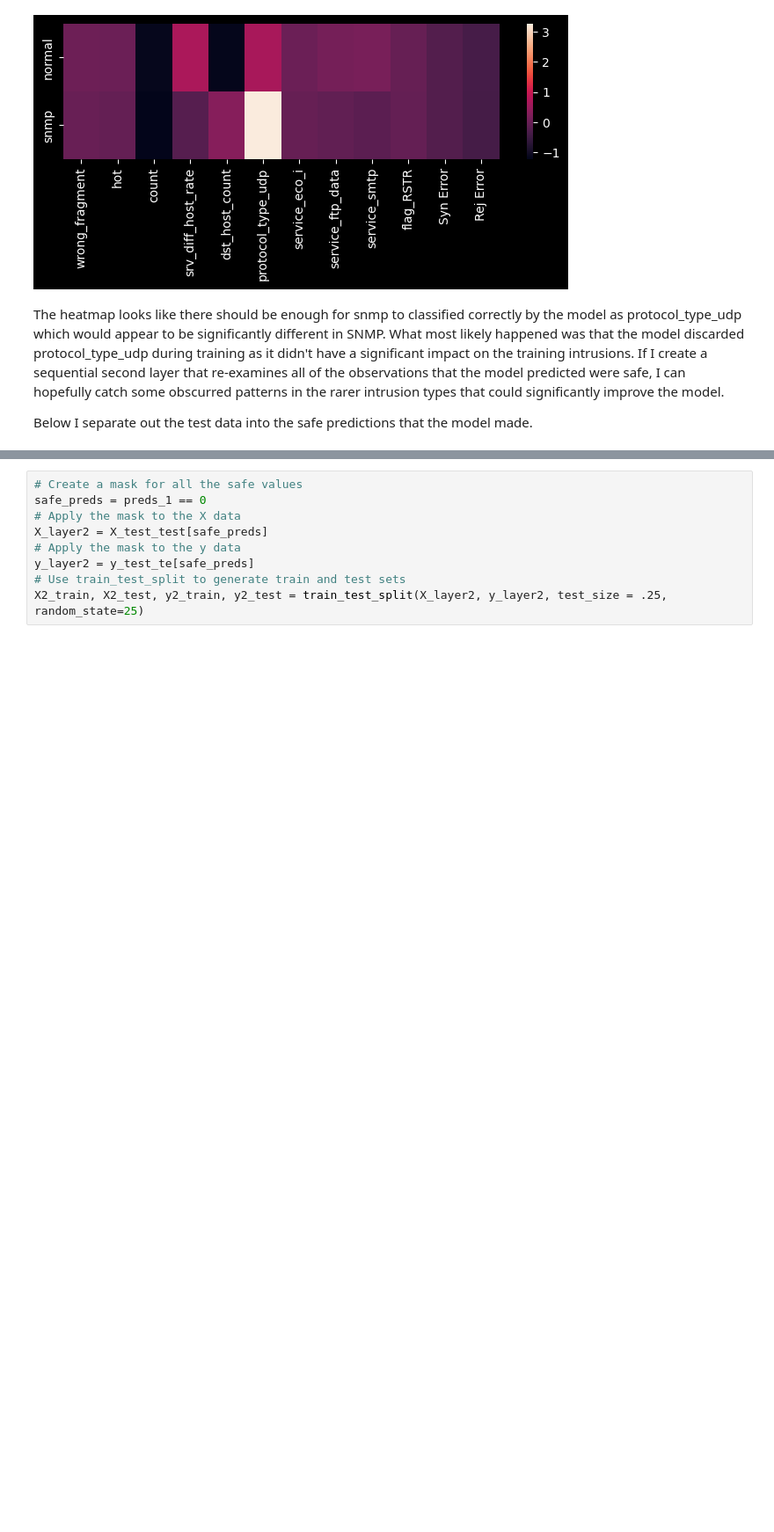
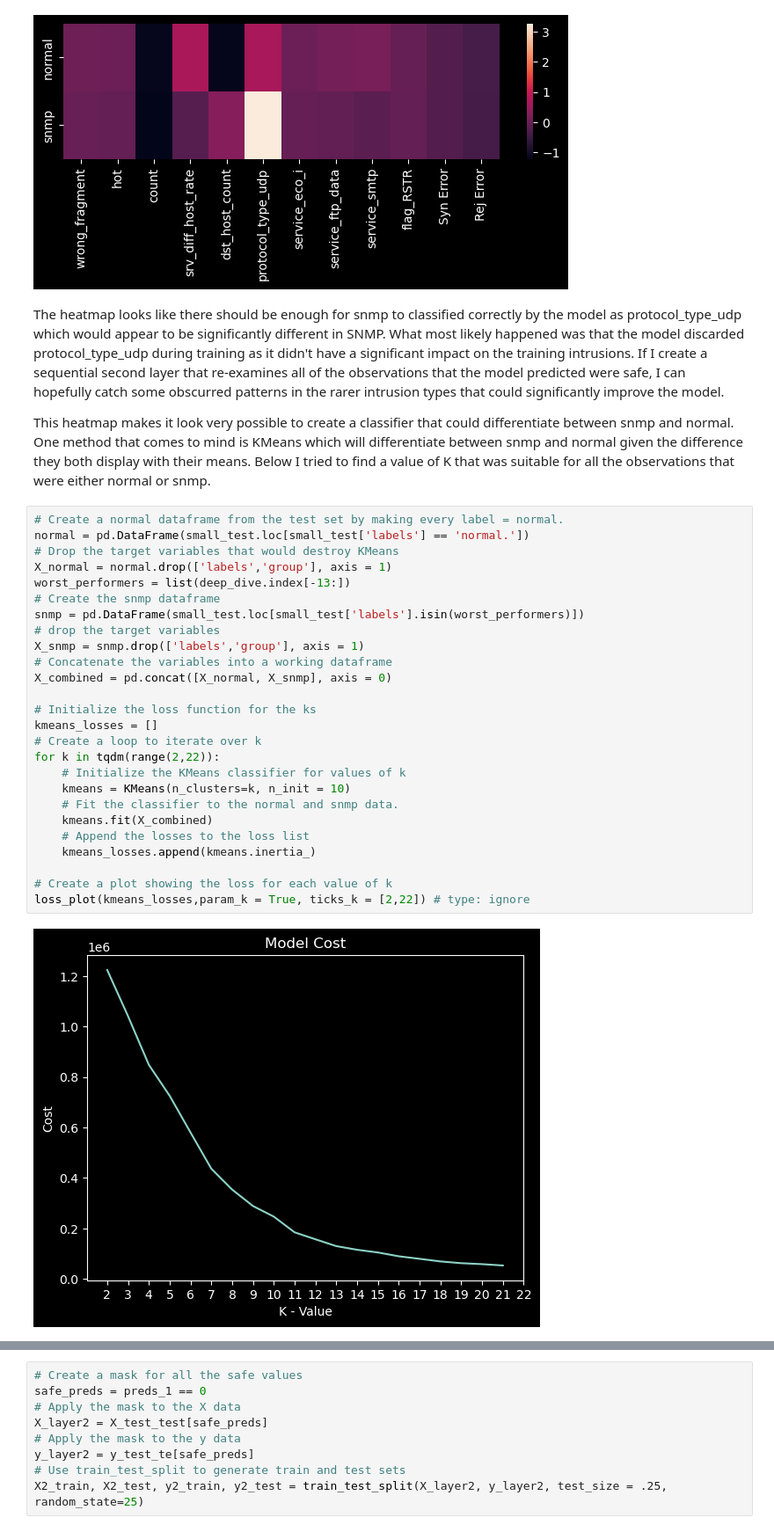
Before and after one commit to Jewdah18/Network-Intrusions, a Jupyter notebook: notebooks/Modelling.ipynb, the cells around one changed output, grey strips where cells are left out. Shown at 88% size. Cells and saved outputs as stored; diff of their text form; blank space fills up the shorter version.

```diff
--- a/notebooks/Modelling.ipynb
+++ b/notebooks/Modelling.ipynb
@@ -621,4 +615,32 @@ sns.heatmap(combined.T);
 # %% [markdown]
 The heatmap looks like there should be enough for snmp to classified correctly by the model as protocol_type_udp which would appear to be significantly different in SNMP. What most likely happened was that the model discarded protocol_type_udp during training as it didn't have a significant impact on the training intrusions. If I create a sequential second layer that re-examines all of the observations that the model predicted were safe, I can hopefully catch some obscurred patterns in the rarer intrusion types that could significantly improve the model.
 
-Below I separate out the test data into the safe predictions that the model made.
+This heatmap makes it look very possible to create a classifier that could differentiate between snmp and normal. One method that comes to mind is KMeans which will differentiate between snmp and normal given the difference they both display with their means. Below I tried to find a value of K that was suitable for all the observations that were either normal or snmp.
+# %%
+# Create a normal dataframe from the test set by making every label = normal.
+normal = pd.DataFrame(small_test.loc[small_test['labels'] == 'normal.'])
+# Drop the target variables that would destroy KMeans
+X_normal = normal.drop(['labels','group'], axis = 1)
+worst_performers = list(deep_dive.index[-13:])
+# Create the snmp dataframe
+snmp = pd.DataFrame(small_test.loc[small_test['labels'].isin(worst_performers)])
+# drop the target variables
+X_snmp = snmp.drop(['labels','group'], axis = 1)
+# Concatenate the variables into a working dataframe
+X_combined = pd.concat([X_normal, X_snmp], axis = 0)
+
+# Initialize the loss function for the ks
+kmeans_losses = []
+# Create a loop to iterate over k
+for k in tqdm(range(2,22)):
+    # Initialize the KMeans classifier for values of k
+    kmeans = KMeans(n_clusters=k, n_init = 10)
+    # Fit the classifier to the normal and snmp data.
+    kmeans.fit(X_combined)
+    # Append the losses to the loss list
+    kmeans_losses.append(kmeans.inertia_)
+
+# Create a plot showing the loss for each value of k
+loss_plot(kmeans_losses,param_k = True, ticks_k = [2,22]) # type: ignore
+# %% [output]
+[figure, added]
```
Also changed, not shown: parts of 47 cells of this notebook.
